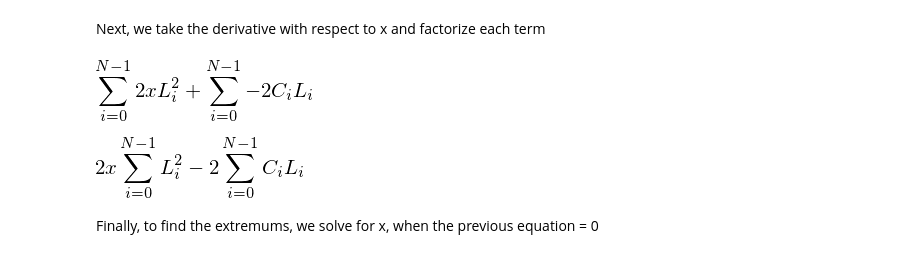
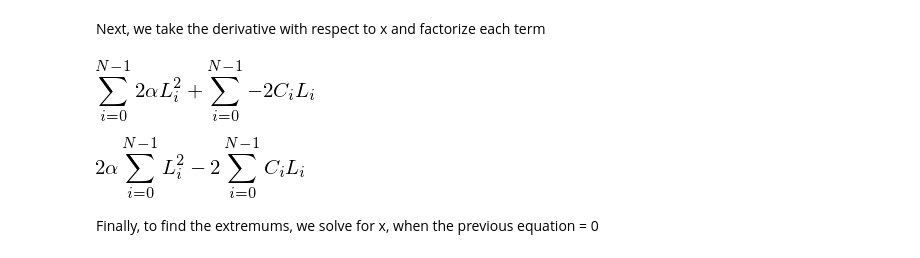
Before and after one commit to luctrudeau/AV1-CfL-Proposal, a Jupyter notebook: Chroma from Luma (CfL).ipynb, the cells around one changed output. Drawn from its saved outputs; the diff is of its cells as text; code cells hidden in the pictures.

```diff
--- a/Chroma from Luma (CfL).ipynb
+++ b/Chroma from Luma (CfL).ipynb
@@ -293,15 +302,15 @@ e2
 # %% [markdown]
 Next, we take the derivative with respect to x and factorize each term
 # %%
-d = diff(e2,x)
+d = diff(e2,a)
 d
 # %% [output]
-[figure, old version]
+[figure, new version]
 # %%
-f = factor(Sum(2*x*L[i]**2, (i, 0, N - 1))) + factor(Sum(-2*C[i]*L[i], (i, 0, N - 1)))
+f = factor(Sum(2*a*L[i]**2, (i, 0, N - 1))) + factor(Sum(-2*C[i]*L[i], (i, 0, N - 1)))
 f
 # %% [output]
-[figure, old version]
+[figure, new version]
 # %% [markdown]
 Finally, to find the extremums, we solve for x, when the previous equation = 0
 # %%
```
Also changed, not shown: parts of 24 cells of this notebook.
